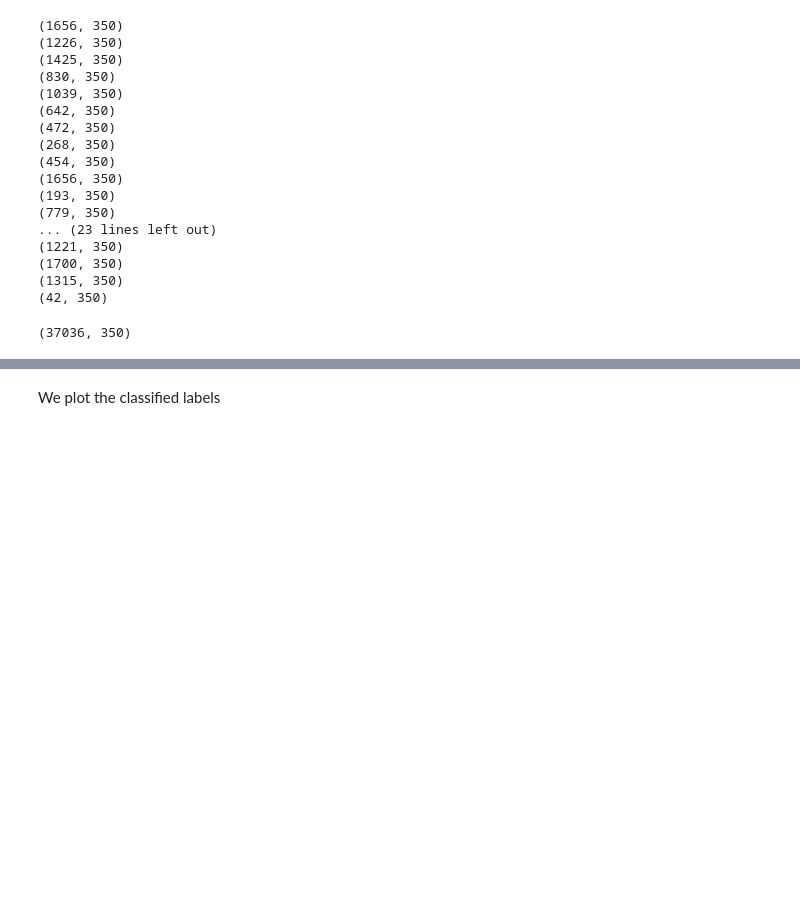
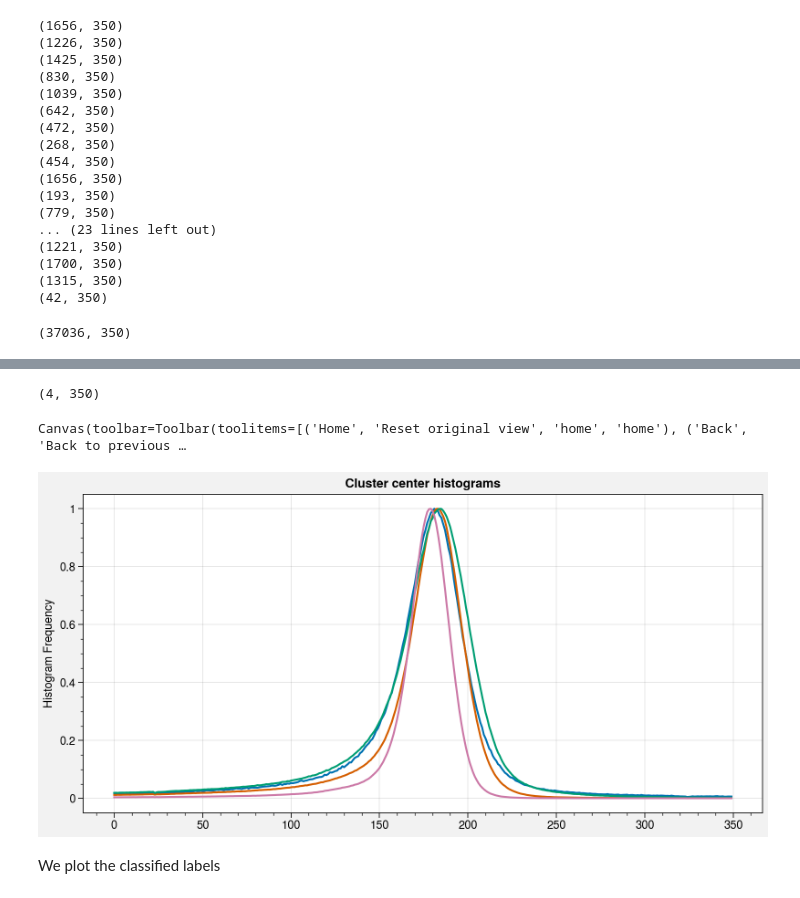
Before and after one commit to ICESAT-2HackWeek/surface_classification, a Jupyter notebook: scripts/Antarctica_clustering.ipynb, the cells around one changed output, grey strips where cells are left out. Drawn from its saved outputs; the diff is of its cells as text; code cells hidden in the pictures; blank space fills up the shorter version.

```diff
--- a/scripts/Antarctica_clustering.ipynb
+++ b/scripts/Antarctica_clustering.ipynb
@@ -258,3 +280,24 @@ Training data shape: (37036, 350)
+# %%
+print(kmeans4.cluster_centers_.shape)
+
+fig_clusters, ax_clusters = plot.subplots(ncols=1, nrows=1, share=1, width=8, height=4)
+fig_clusters.suptitle("Cluster center histograms")
+axraw.format(
+        abc=True, abcloc='ul',
+        ygridminor=True,
+        ytickloc='both', yticklabelloc='left'
+)
+
+for cluster, label in zip(kmeans4.cluster_centers_, kmeans4.labels_):
+    ax_clusters.plot(range(cluster.size), cluster/np.max(cluster))
+    ax_clusters.set_ylabel('Histogram Frequency')
+    #ax.set_title(label)
+
+plt.show()
+# %% [output]
+(4, 350)
+Canvas(toolbar=Toolbar(toolitems=[('Home', 'Reset original view', 'home', 'home'), ('Back', 'Back to previous …
+[figure, added]
 # %%
 #-- AFFINITY PROPAGATION CLUSTERING
 # This one needs a lot of damping in order to minimize the division into small clusters
```
Also changed, not shown: parts of 4 cells of this notebook.
